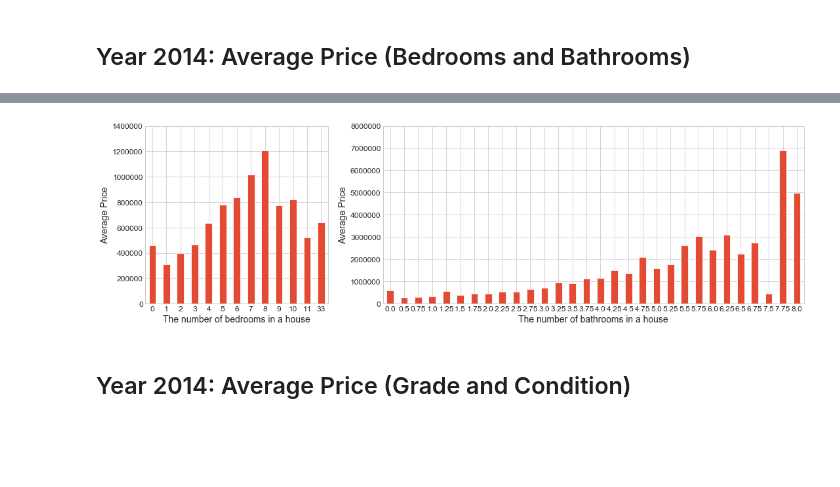
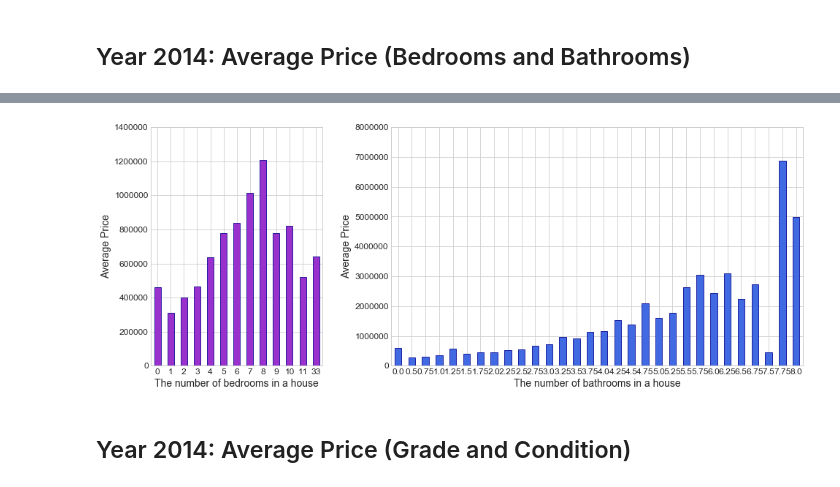
Before and after one commit to HatefDastour/Portfolio, a Jupyter notebook: property_assessment/property_assessment_King_County.ipynb, the cells around one changed output, grey strips where cells are left out. Drawn from its saved outputs; the diff is of its cells as text; code cells hidden in the pictures; blank space fills up the shorter version.

```diff
--- a/property_assessment/property_assessment_King_County.ipynb
+++ b/property_assessment/property_assessment_King_County.ipynb
@@ -186,7 +198,7 @@ Data.iloc[mylist,:]
 # %% [markdown]
 We can see that these listings have less than two floors and sqft above can be regarded as zero.
 # %%
-Data.ix[mylist,'sqft_above']=0
+Data.loc[mylist,'sqft_above']=0
 # %% [markdown]
 Moreover, we can see that some of the entries have zero as the renovation year. These entires haven't had any renovations apparently.
 # %%
@@ -345,6 +367,10 @@ plt.subplots_adjust(hspace=0.3)
 # %% [markdown]
 ## Year 2014: Average Price (Bedrooms and Bathrooms)
 # %%
-Group = Y14.groupby(['bedrooms'])['price'].agg({'Average Price': 'mean'}).sort_values(by='bedrooms')
-Group.T
+Group = pd.DataFrame(Y14.groupby(['bedrooms'])['price'].mean())
+Group.columns = ['Average Price']
+Group.sort_values(by='bedrooms', inplace = True)
+Top = 10
+print(Back.CYAN +'Top %i entries:' % Top)
+display(Group.head(Top).T)
 # %% [output]
@@ -353,4 +380,8 @@ Group.T
 # %%
-Group1 = Y14.groupby(['bathrooms'])['price'].agg({'Average Price': 'mean'}).sort_values(by='bathrooms')
-Group1.T
+Group1 = pd.DataFrame(Y14.groupby(['bathrooms'])['price'].mean())
+Group1.columns = ['Average Price']
+Group1.sort_values(by='bathrooms', inplace = True)
+Top = 10
+print(Back.CYAN +'Top %i entries:' % Top)
+display(Group1.head(Top).T)
 # %% [output]
@@ -360,23 +391,24 @@ Group1.T
 # %%
-fig, ax = plt.subplots(figsize=(18, 5), sharex=False)
-
-ax1 = plt.subplot2grid((1, 3), (0, 0))
-ax2 = plt.subplot2grid((1, 3), (0, 1), colspan=2)
+# fig, ax = plt.subplots(figsize=(16, 6), sharex=False)
+fig = plt.figure(figsize=(16, 6), constrained_layout=True)
+gs = fig.add_gridspec(1, 3)
+ax1 = fig.add_subplot(gs[0])
+ax2 = fig.add_subplot(gs[1:])
 
 
-Group.plot.bar(rot=0,ax=ax1, legend=False)
+Group.plot.bar(rot=0,ax=ax1, legend=False, color = 'darkorchid', edgecolor = 'darkblue')
 _ = ax1.set_ylabel('Average Price')
 _ = ax1.set_xlabel(Dict['bedrooms'])
 _ = ax1.set_ylim([0,1.4e6])
 
-Group1.plot.bar(rot=0,ax=ax2, legend=False)
+Group1.plot.bar(rot=0,ax=ax2, legend=False, color = 'royalblue', edgecolor = 'darkblue')
 _ = ax2.set_ylabel('Average Price')
 _ = ax2.set_xlabel(Dict['bathrooms'])
 _ = ax2.set_ylim([0,8e6])
 
-plt.subplots_adjust(wspace=0.3)
+plt.subplots_adjust(wspace=0.4)
 # %% [output]
-[figure, old version]
+[figure, new version]
 # %% [markdown]
 ## Year 2014: Average Price (Grade and Condition)
 # %%
```
Also changed, not shown: parts of 43 cells of this notebook.
